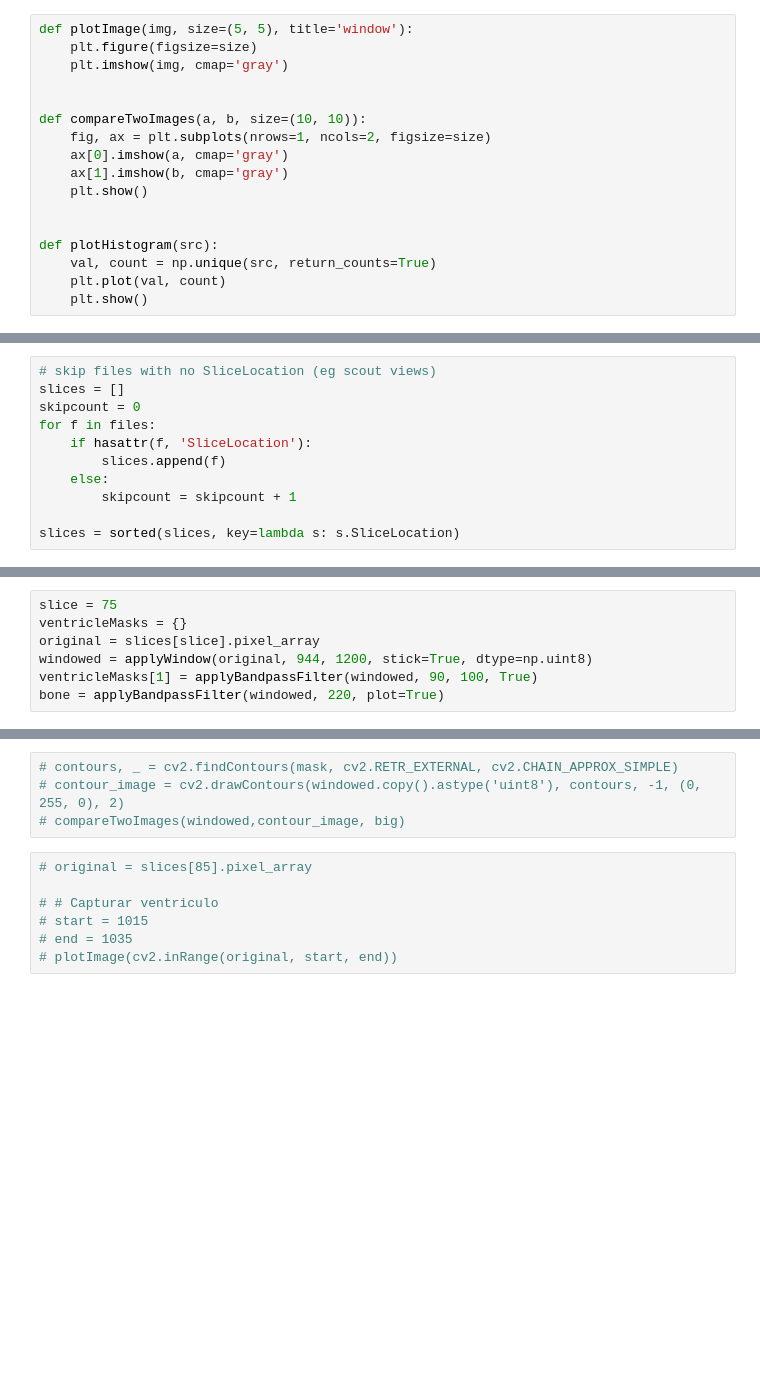
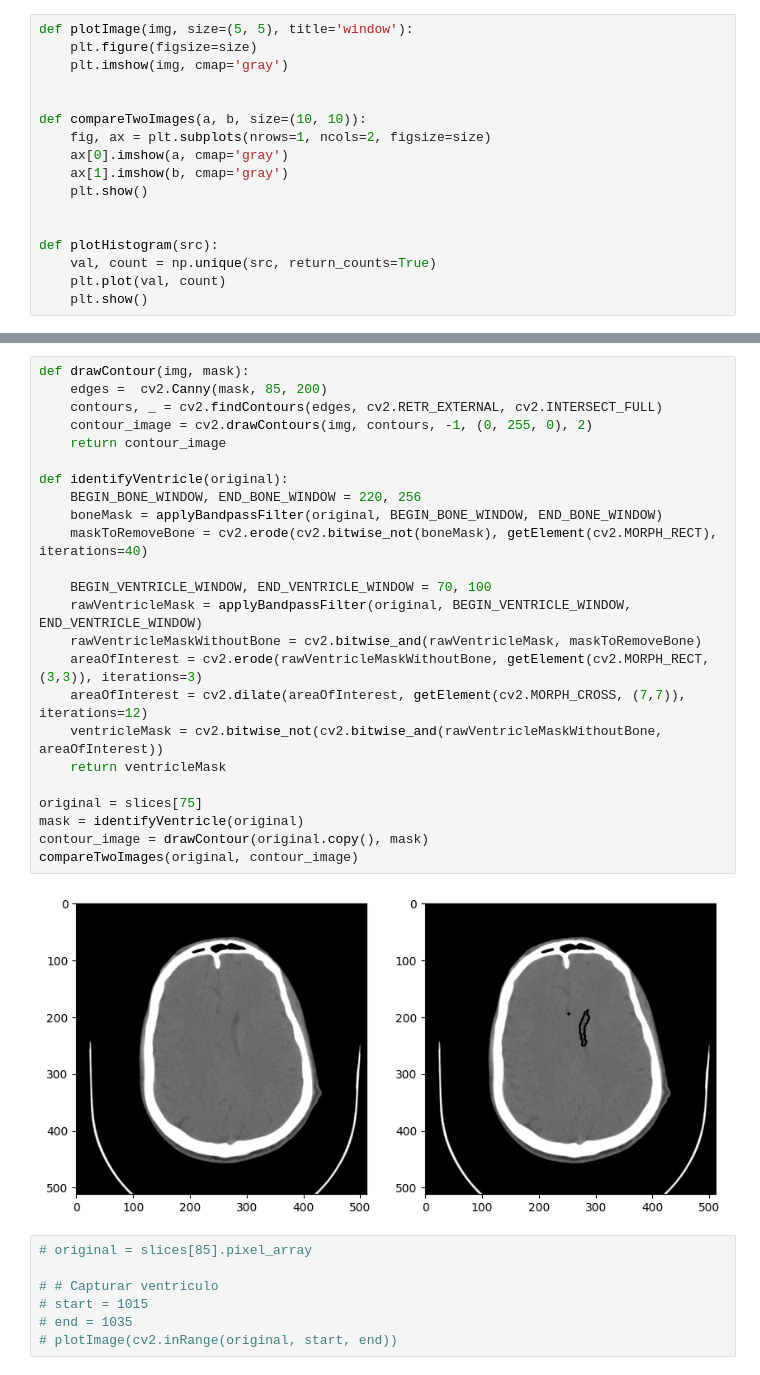
Before and after one commit to RafaelChavesPB/PDI-Medicas, a Jupyter notebook: Rafael/artigo/3d.ipynb, the cells around one changed output, grey strips where cells are left out. Saved outputs shown, nothing was run; the diff lists cells and outputs as text; blank space fills up the shorter version.

```diff
--- a/Rafael/artigo/3d.ipynb
+++ b/Rafael/artigo/3d.ipynb
@@ -84,11 +107,0 @@ for f in os.listdir(dcm_path):
-# %%
-# skip files with no SliceLocation (eg scout views)
-slices = []
-skipcount = 0
-for f in files:
-    if hasattr(f, 'SliceLocation'):
-        slices.append(f)
-    else:
-        skipcount = skipcount + 1
-
-slices = sorted(slices, key=lambda s: s.SliceLocation)
@@ -98,7 +107,0 @@ elementCross = cv2.getStructuringElement(cv2.MORPH_CROSS, (3, 3))
-# %%
-slice = 75
-ventricleMasks = {}
-original = slices[slice].pixel_array
-windowed = applyWindow(original, 944, 1200, stick=True, dtype=np.uint8)
-ventricleMasks[1] = applyBandpassFilter(windowed, 90, 100, True)
-bone = applyBandpassFilter(windowed, 220, plot=True)
@@ -118,7 +108,29 @@ compareTwoImages(ventricleMasks[2], ventricleMasks[4])
-# %%
-# contours, _ = cv2.findContours(mask, cv2.RETR_EXTERNAL, cv2.CHAIN_APPROX_SIMPLE)
-# contour_image = cv2.drawContours(windowed.copy().astype('uint8'), contours, -1, (0, 255, 0), 2)
-# compareTwoImages(windowed,contour_image, big)
+# %%
+def drawContour(img, mask):
+    edges =  cv2.Canny(mask, 85, 200)
+    contours, _ = cv2.findContours(edges, cv2.RETR_EXTERNAL, cv2.INTERSECT_FULL)
+    contour_image = cv2.drawContours(img, contours, -1, (0, 255, 0), 2)
+    return contour_image
+
+def identifyVentricle(original):
+    BEGIN_BONE_WINDOW, END_BONE_WINDOW = 220, 256
+    boneMask = applyBandpassFilter(original, BEGIN_BONE_WINDOW, END_BONE_WINDOW)
+    maskToRemoveBone = cv2.erode(cv2.bitwise_not(boneMask), getElement(cv2.MORPH_RECT), iterations=40)
+
+    BEGIN_VENTRICLE_WINDOW, END_VENTRICLE_WINDOW = 70, 100
+    rawVentricleMask = applyBandpassFilter(original, BEGIN_VENTRICLE_WINDOW, END_VENTRICLE_WINDOW)
+    rawVentricleMaskWithoutBone = cv2.bitwise_and(rawVentricleMask, maskToRemoveBone)
+    areaOfInterest = cv2.erode(rawVentricleMaskWithoutBone, getElement(cv2.MORPH_RECT, (3,3)), iterations=3)
+    areaOfInterest = cv2.dilate(areaOfInterest, getElement(cv2.MORPH_CROSS, (7,7)), iterations=12)
+    ventricleMask = cv2.bitwise_not(cv2.bitwise_and(rawVentricleMaskWithoutBone, areaOfInterest))
+    return ventricleMask
+
+original = slices[75]
+mask = identifyVentricle(original)
+contour_image = drawContour(original.copy(), mask)
+compareTwoImages(original, contour_image)
+# %% [output]
+[figure, added]
 # %%
 # original = slices[85].pixel_array
 
```
Also changed, not shown: parts of 5 cells of this notebook.
